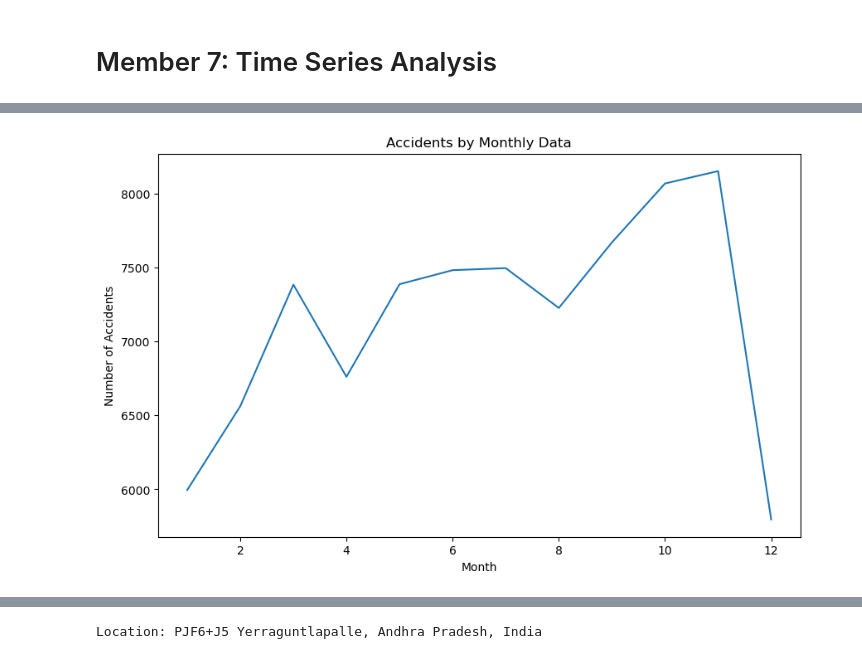
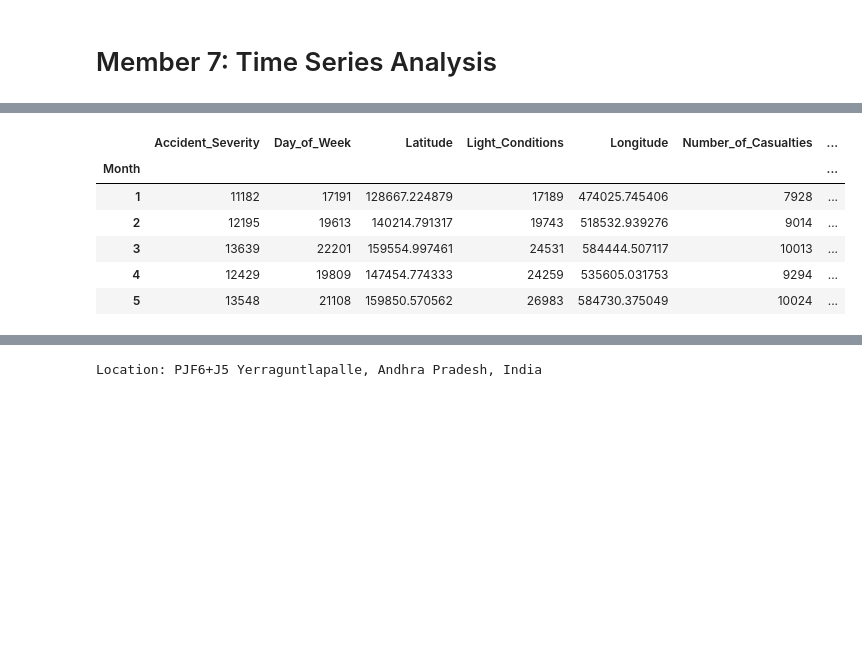
Before and after one commit to Solutions-Squad/SolutionsSquad, a Jupyter notebook: High Accident Zones AI Solution.ipynb, the cells around one changed output, grey strips where cells are left out. Cells and saved outputs as stored; diff of their text form; code cells hidden in the pictures; blank space fills up the shorter version.

```diff
--- a/High Accident Zones AI Solution.ipynb
+++ b/High Accident Zones AI Solution.ipynb
@@ -870,12 +891,57 @@ print(data.head())
 # %%
-monthly_accidents = df.groupby('Month').size()
+df = pd.DataFrame(df)
 
-# Plot accidents over different times of the day
-plt.figure(figsize=(10,6))
-sns.lineplot(x = monthly_accidents.index, y= monthly_accidents.values)
-plt.title('Accidents by Monthly Data')
-plt.xlabel('Month')
-plt.ylabel('Number of Accidents')
-plt.show()
+# Initialize label encoder
+label_encoder = LabelEncoder()
+
+# Apply Label Encoding for non-numerical features
+df['Accident_Severity'] = label_encoder.fit_transform(df['Accident_Severity'])
+df['Urban_or_Rural_Area'] = label_encoder.fit_transform(df['Urban_or_Rural_Area'])
+df['Road_Type'] = label_encoder.fit_transform(df['Road_Type'])
+df['Weather_Conditions'] =label_encoder.fit_transform(df['Weather_Conditions'])
+df['Light_Conditions'] = label_encoder.fit_transform(df['Light_Conditions'])
+df['Road_Surface_Conditions'] = label_encoder.fit_transform(df['Road_Surface_Conditions'])
+df['Day_of_Week'] = label_encoder.fit_transform(df['Day_of_Week'])
+
+
+# Convert 'Date' column to datetime format
+df['Date'] = pd.to_datetime(df['Date'], dayfirst=True, errors='coerce')
+
+# Check if there are invalid dates
+if df['Date'].isnull().any():
+    print("Invalid dates detected. Please check your 'Date' column.")
+else:
+    # Convert to numerical format (YYYYMMDD)
+    df['Year'] = df['Date'].dt.year.astype(int)
+    df['Month'] = df['Date'].dt.month
+    df['Day'] = df['Date'].dt.day
+    #df = pd.get_dummies(df, columns=['Year'], drop_first=True)
+
+# Convert the 'Time' column to datetime format
+df['Time'] = pd.to_datetime(df['Time'], format='%H:%M', errors='coerce')
+
+# Check if there are invalid times
+if df['Time'].isnull().any():
+    print("Invalid times detected. Please check your 'Time' column.")
+else:
+    # Extract hour and minute
+    df['Hour'] = df['Time'].dt.hour
+    df['Minute'] = df['Time'].dt.minute
+
+# Drop the original 'Date' and 'Time' columns
+#df.drop(columns=['Date', 'Time'], inplace=True)
+
+
+monthly_accidents = df.groupby('Month').sum(numeric_only=True)
-# %% [output]
-[figure, removed]
+# %%
+from datetime import datetime
+
+monthly_accidents.head()
+# %% [output]
+|  | Accident_Severity | Day_of_Week | Latitude | Light_Conditions | Longitude | Number_of_Casualties | ... |
+| Month |  |  |  |  |  |  | ... |
+| 1 | 11182 | 17191 | 128667.224879 | 17189 | 474025.745406 | 7928 | ... |
+| 2 | 12195 | 19613 | 140214.791317 | 19743 | 518532.939276 | 9014 | ... |
+| 3 | 13639 | 22201 | 159554.997461 | 24531 | 584444.507117 | 10013 | ... |
+| 4 | 12429 | 19809 | 147454.774333 | 24259 | 535605.031753 | 9294 | ... |
+| 5 | 13548 | 21108 | 159850.570562 | 26983 | 584730.375049 | 10024 | ... |
```
Also changed, not shown: parts of 21 cells of this notebook.
